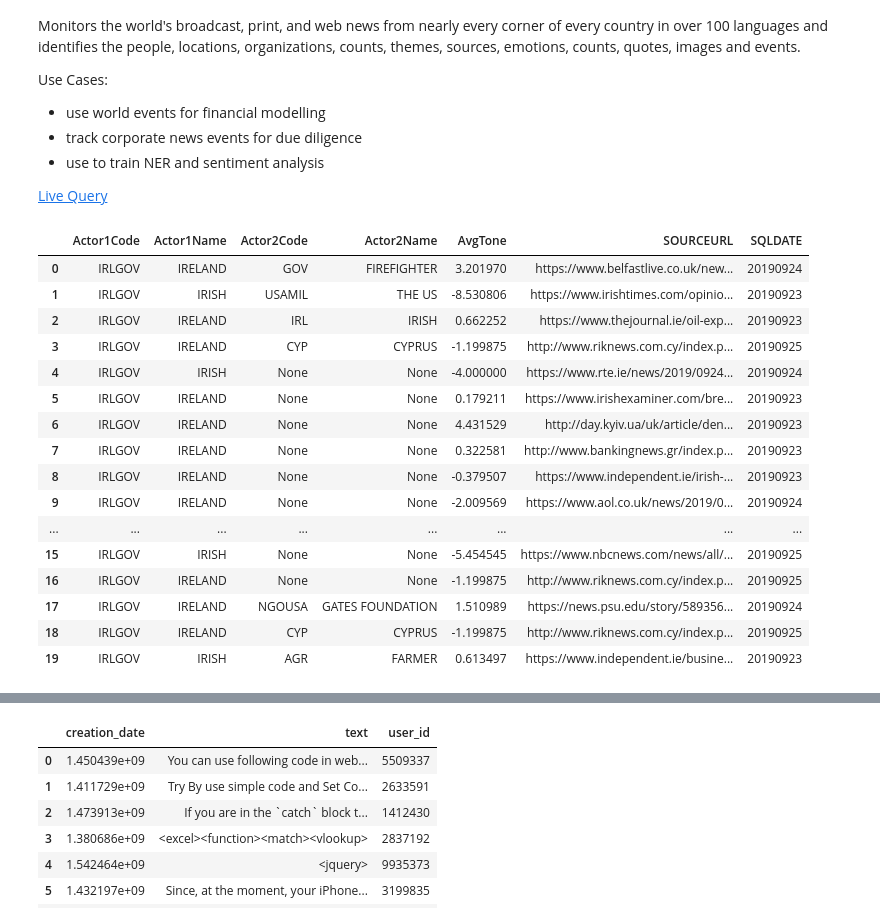
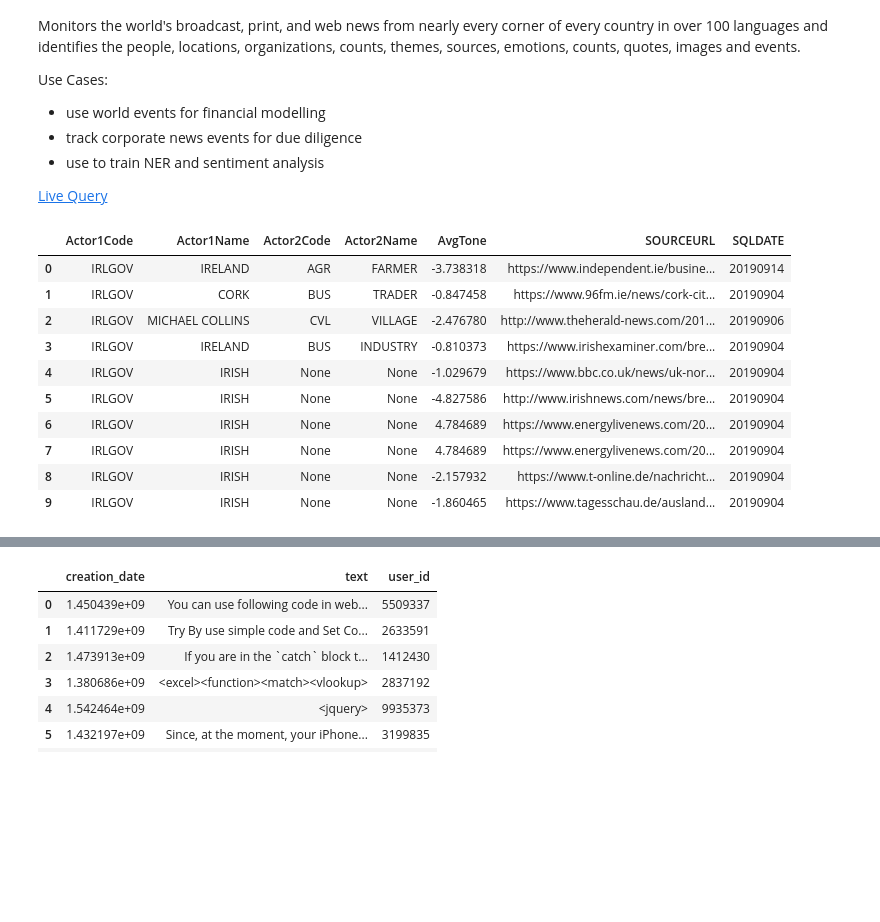
Before and after one commit to codinguncut/leveraging_public_datasets, a Jupyter notebook: 02_Bigquery.ipynb, the cells around one changed output, grey strips where cells are left out. Drawn from its saved outputs; the diff is of its cells as text; code cells hidden in the pictures; blank space fills up the shorter version.

```diff
--- a/02_Bigquery.ipynb
+++ b/02_Bigquery.ipynb
@@ -239,31 +236,24 @@ Use Cases:
 # %%
 gdelt_query = """
 SELECT SQLDATE, Actor1Code, Actor1Name, Actor2Code, Actor2Name, AvgTone, SOURCEURL
 FROM [gdelt-bq:gdeltv2.events]
 WHERE MonthYear == 201909 AND Actor1Code == 'IRLGOV'
-LIMIT 1000
+LIMIT 10
 """
 
-gdelt_results = perform_query(gdelt_query)
-gdelt_results.head(20)
+perform_query(gdelt_query).head(10)
 # %% [output]
 |  | Actor1Code | Actor1Name | Actor2Code | Actor2Name | AvgTone | SOURCEURL | SQLDATE |
-| 0 | IRLGOV | IRELAND | GOV | FIREFIGHTER | 3.201970 | https://www.belfastlive.co.uk/new... | 20190924 |
-| 1 | IRLGOV | IRISH | USAMIL | THE US | -8.530806 | https://www.irishtimes.com/opinio... | 20190923 |
-| 2 | IRLGOV | IRELAND | IRL | IRISH | 0.662252 | https://www.thejournal.ie/oil-exp... | 20190923 |
-| 3 | IRLGOV | IRELAND | CYP | CYPRUS | -1.199875 | http://www.riknews.com.cy/index.p... | 20190925 |
-| 4 | IRLGOV | IRISH | None | None | -4.000000 | https://www.rte.ie/news/2019/0924... | 20190924 |
-| 5 | IRLGOV | IRELAND | None | None | 0.179211 | https://www.irishexaminer.com/bre... | 20190923 |
-| 6 | IRLGOV | IRELAND | None | None | 4.431529 | http://day.kyiv.ua/uk/article/den... | 20190923 |
-| 7 | IRLGOV | IRELAND | None | None | 0.322581 | http://www.bankingnews.gr/index.p... | 20190923 |
-| 8 | IRLGOV | IRELAND | None | None | -0.379507 | https://www.independent.ie/irish-... | 20190923 |
-| 9 | IRLGOV | IRELAND | None | None | -2.009569 | https://www.aol.co.uk/news/2019/0... | 20190924 |
-| ... | ... | ... | ... | ... | ... | ... | ... |
-| 15 | IRLGOV | IRISH | None | None | -5.454545 | https://www.nbcnews.com/news/all/... | 20190925 |
-| 16 | IRLGOV | IRELAND | None | None | -1.199875 | http://www.riknews.com.cy/index.p... | 20190925 |
-| 17 | IRLGOV | IRELAND | NGOUSA | GATES FOUNDATION | 1.510989 | https://news.psu.edu/story/589356... | 20190924 |
-| 18 | IRLGOV | IRELAND | CYP | CYPRUS | -1.199875 | http://www.riknews.com.cy/index.p... | 20190925 |
-| 19 | IRLGOV | IRISH | AGR | FARMER | 0.613497 | https://www.independent.ie/busine... | 20190923 |
+| 0 | IRLGOV | IRELAND | AGR | FARMER | -3.738318 | https://www.independent.ie/busine... | 20190914 |
+| 1 | IRLGOV | CORK | BUS | TRADER | -0.847458 | https://www.96fm.ie/news/cork-cit... | 20190904 |
+| 2 | IRLGOV | MICHAEL COLLINS | CVL | VILLAGE | -2.476780 | http://www.theherald-news.com/201... | 20190906 |
+| 3 | IRLGOV | IRELAND | BUS | INDUSTRY | -0.810373 | https://www.irishexaminer.com/bre... | 20190904 |
+| 4 | IRLGOV | IRISH | None | None | -1.029679 | https://www.bbc.co.uk/news/uk-nor... | 20190904 |
+| 5 | IRLGOV | IRISH | None | None | -4.827586 | http://www.irishnews.com/news/bre... | 20190904 |
+| 6 | IRLGOV | IRISH | None | None | 4.784689 | https://www.energylivenews.com/20... | 20190904 |
+| 7 | IRLGOV | IRISH | None | None | 4.784689 | https://www.energylivenews.com/20... | 20190904 |
+| 8 | IRLGOV | IRISH | None | None | -2.157932 | https://www.t-online.de/nachricht... | 20190904 |
+| 9 | IRLGOV | IRISH | None | None | -1.860465 | https://www.tagesschau.de/ausland... | 20190904 |
 # %%
 gdelt_query = """
 SELECT SQLDATE, Actor1Code, Actor1Name, Actor2Code, Actor2Name, AvgTone, SOURCEURL
```
Also changed, not shown: parts of 9 cells of this notebook, 2 other files.
